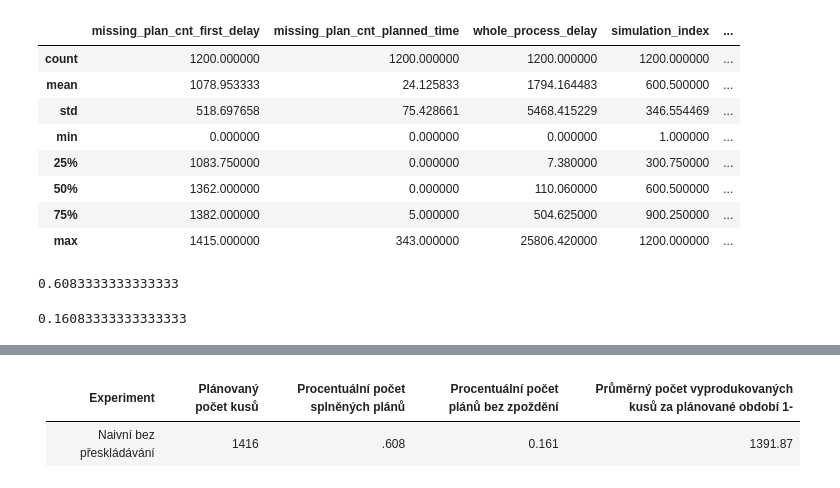
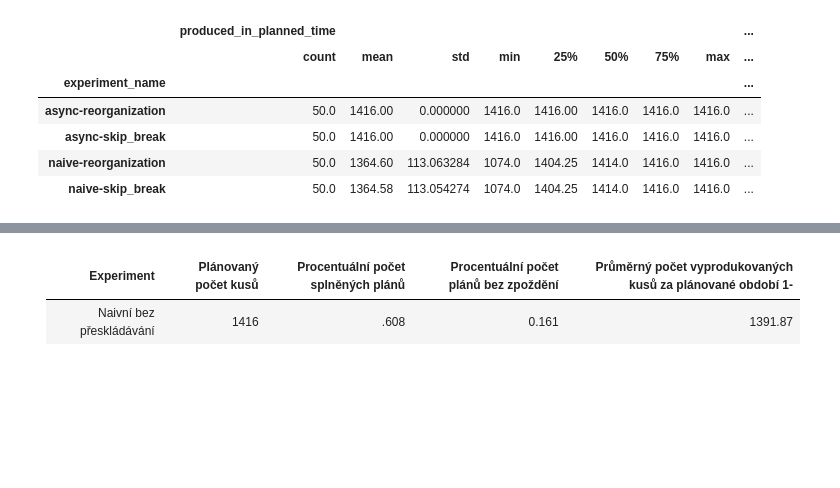
Before and after one commit to rasvob/robot-simulator, a Jupyter notebook: OptimizersSimulationSummary/simulations_summary_day_and_week_plan.ipynb, the cells around one changed output, grey strips where cells are left out. Saved outputs shown, nothing was run; the diff lists cells and outputs as text; code cells hidden in the pictures; blank space fills up the shorter version.

Commit message:
Optimization of simulation process

```diff
--- a/OptimizersSimulationSummary/simulations_summary_day_and_week_plan.ipynb
+++ b/OptimizersSimulationSummary/simulations_summary_day_and_week_plan.ipynb
@@ -6,6 +6,7 @@ df = pd.read_csv('simulations_day_output.csv', sep=';', header=None)
 df.columns = ['simulation_key', 'missing_plan_cnt_first_delay', 'missing_plan_cnt_planned_time', 'whole_process_delay']
 df['controller_name'] = df.simulation_key.str.split('-', expand=True)[0]
 df['break_strategy'] = df.simulation_key.str.split('-', expand=True)[1]
+df['experiment_name'] = df.controller_name + '-' + df.break_strategy
 df['simulation_index'] = df.simulation_key.str.split('-', expand=True)[2].astype(int)
 df['produced_in_planned_time'] = 1416 - df.missing_plan_cnt_planned_time
 df['whole_process_delay'] = df.whole_process_delay.str.replace(',', '.').astype(float)
@@ -22,20 +23,10 @@ df.head()
 # %%
-df.describe()
+df.groupby('experiment_name')[['produced_in_planned_time', 'process_delay_minutes']].describe()
 # %% [output]
-|  | missing_plan_cnt_first_delay | missing_plan_cnt_planned_time | whole_process_delay | simulation_index | ... |
-| count | 1200.000000 | 1200.000000 | 1200.000000 | 1200.000000 | ... |
-| mean | 1078.953333 | 24.125833 | 1794.164483 | 600.500000 | ... |
-| std | 518.697658 | 75.428661 | 5468.415229 | 346.554469 | ... |
-| min | 0.000000 | 0.000000 | 0.000000 | 1.000000 | ... |
-| 25% | 1083.750000 | 0.000000 | 7.380000 | 300.750000 | ... |
-| 50% | 1362.000000 | 0.000000 | 110.060000 | 600.500000 | ... |
-| 75% | 1382.000000 | 5.000000 | 504.625000 | 900.250000 | ... |
-| max | 1415.000000 | 343.000000 | 25806.420000 | 1200.000000 | ... |
+|  | produced_in_planned_time |  |  |  |  |  |  |  | ... |
+|  | count | mean | std | min | 25% | 50% | 75% | max | ... |
+| experiment_name |  |  |  |  |  |  |  |  | ... |
+| async-reorganization | 50.0 | 1416.00 | 0.000000 | 1416.0 | 1416.00 | 1416.0 | 1416.0 | 1416.0 | ... |
+| async-skip_break | 50.0 | 1416.00 | 0.000000 | 1416.0 | 1416.00 | 1416.0 | 1416.0 | 1416.0 | ... |
+| naive-reorganization | 50.0 | 1364.60 | 113.063284 | 1074.0 | 1404.25 | 1414.0 | 1416.0 | 1416.0 | ... |
+| naive-skip_break | 50.0 | 1364.58 | 113.054274 | 1074.0 | 1404.25 | 1414.0 | 1416.0 | 1416.0 | ... |
-# %%
-df[df.missing_plan_cnt_planned_time == 0].shape[0] / df.shape[0]
-# %% [output]
-0.6083333333333333
-# %%
-df[df.whole_process_delay == 0].shape[0] / df.shape[0]
-# %% [output]
-0.16083333333333333
```
Also changed, not shown: parts of 16 cells of this notebook, 8 other files.
